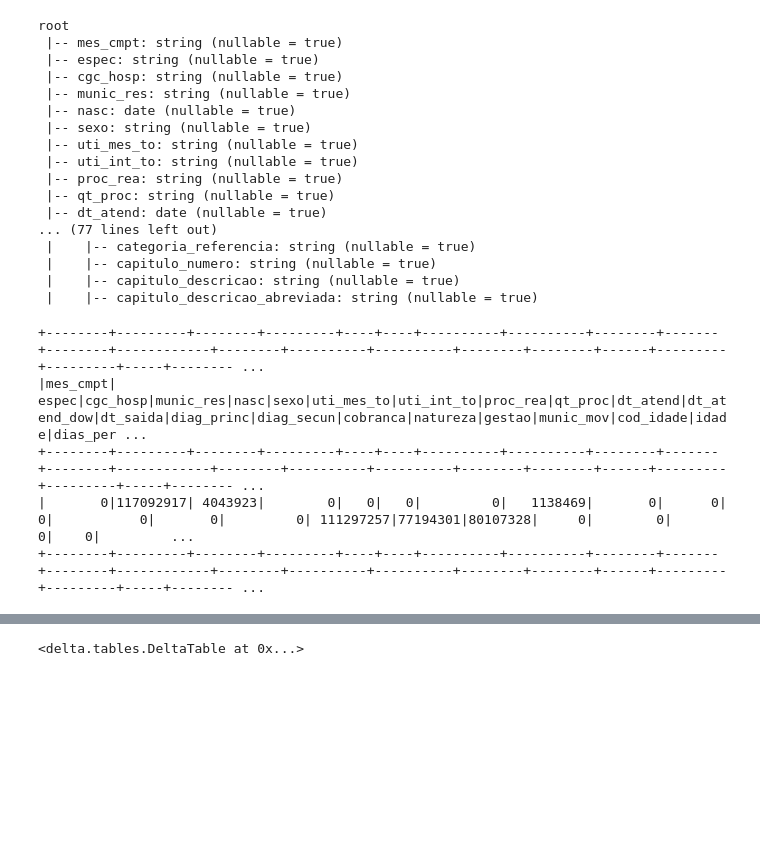
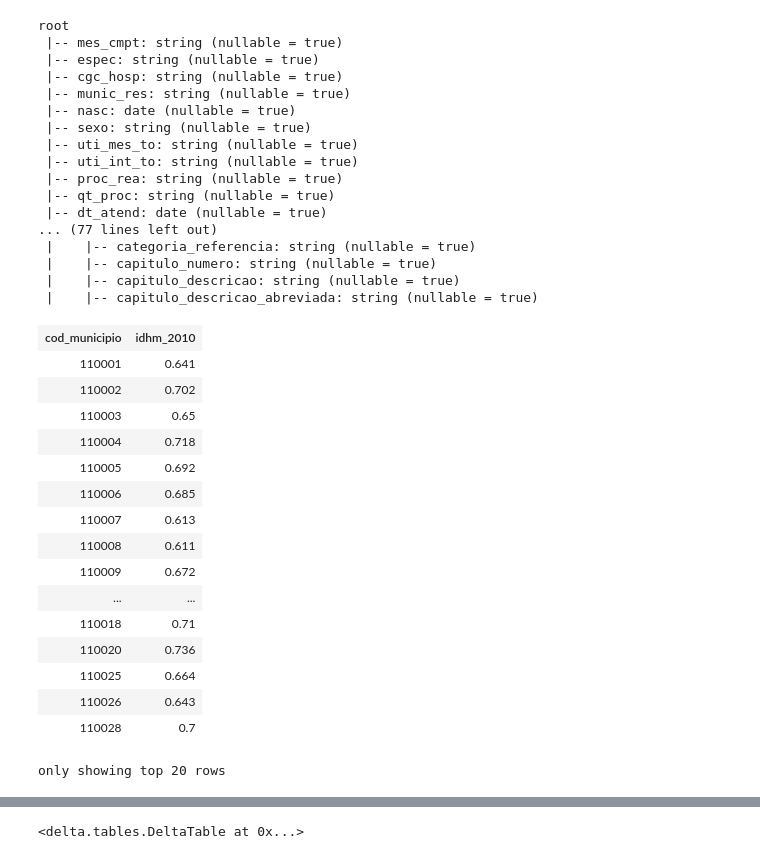
Before and after one commit to luizhenriquemm/spark-lab, a Jupyter notebook: data/jupyter/tcc/processamento_bases/stage_ciha_step3.ipynb, the cells around one changed output, grey strips where cells are left out. Saved outputs shown, nothing was run; the diff lists cells and outputs as text; code cells hidden in the pictures; blank space fills up the shorter version.

```diff
--- a/data/jupyter/tcc/processamento_bases/stage_ciha_step3.ipynb
+++ b/data/jupyter/tcc/processamento_bases/stage_ciha_step3.ipynb
@@ -40,11 +40,24 @@ root
  |    |-- capitulo_numero: string (nullable = true)
  |    |-- capitulo_descricao: string (nullable = true)
  |    |-- capitulo_descricao_abreviada: string (nullable = true)
-# %%
-ciha_step2.select([count(when(col(c).isNull(), c)).alias(c) for c in ciha_step2.columns]).show()
-# %% [output]
-+--------+---------+--------+---------+----+----+----------+----------+--------+-------+--------+------------+--------+----------+----------+--------+--------+------+---------+---------+-----+-------- ...
-|mes_cmpt|    espec|cgc_hosp|munic_res|nasc|sexo|uti_mes_to|uti_int_to|proc_rea|qt_proc|dt_atend|dt_atend_dow|dt_saida|diag_princ|diag_secun|cobranca|natureza|gestao|munic_mov|cod_idade|idade|dias_per ...
-+--------+---------+--------+---------+----+----+----------+----------+--------+-------+--------+------------+--------+----------+----------+--------+--------+------+---------+---------+-----+-------- ...
-|       0|117092917| 4043923|        0|   0|   0|         0|   1138469|       0|      0|       0|           0|       0|         0| 111297257|77194301|80107328|     0|        0|        0|    0|         ...
-+--------+---------+--------+---------+----+----+----------+----------+--------+-------+--------+------------+--------+----------+----------+--------+--------+------+---------+---------+-----+-------- ...
+# %%
+idhm = spark.table("stage.idhm")
+idhm
+# %% [output]
+| cod_municipio | idhm_2010 |
+| 110001 | 0.641 |
+| 110002 | 0.702 |
+| 110003 | 0.65 |
+| 110004 | 0.718 |
+| 110005 | 0.692 |
+| 110006 | 0.685 |
+| 110007 | 0.613 |
+| 110008 | 0.611 |
+| 110009 | 0.672 |
+| ... | ... |
+| 110018 | 0.71 |
+| 110020 | 0.736 |
+| 110025 | 0.664 |
+| 110026 | 0.643 |
+| 110028 | 0.7 |
+only showing top 20 rows
```
Also changed, not shown: parts of 10 cells of this notebook, 5 other files.
